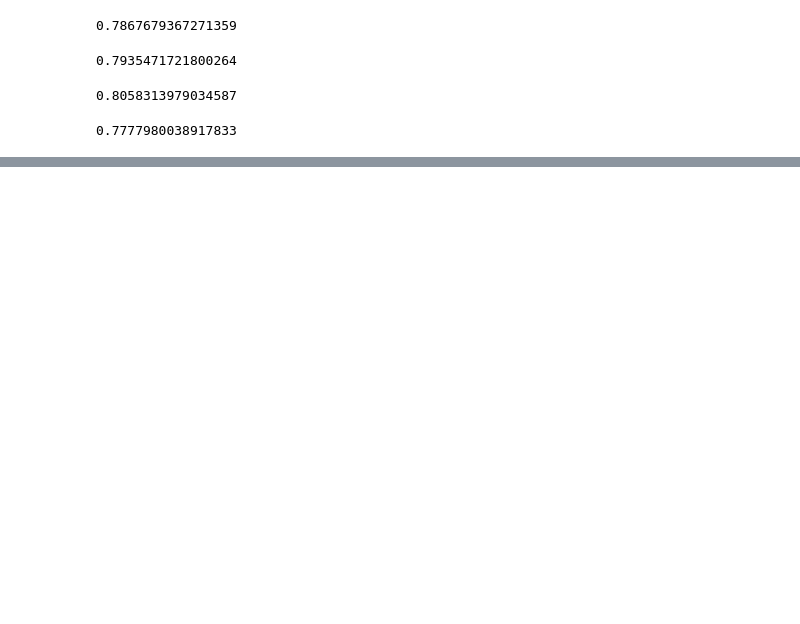
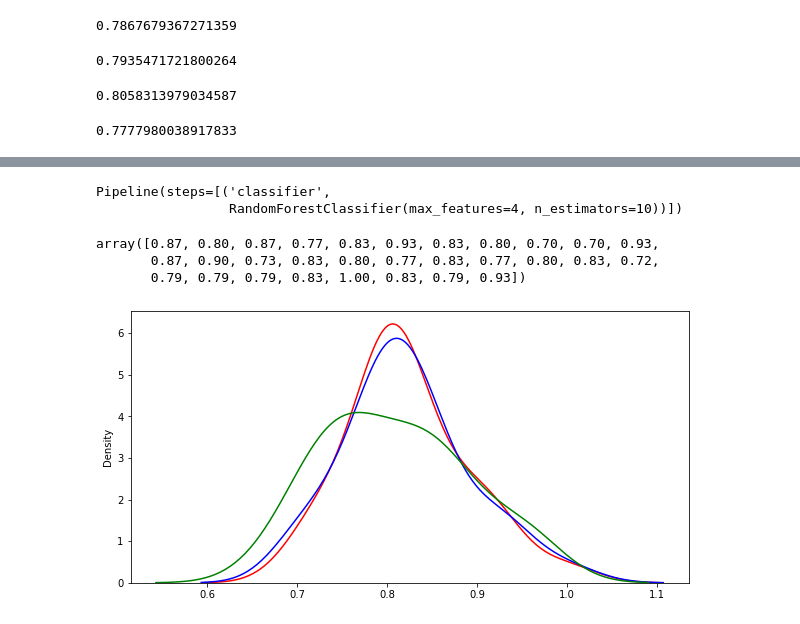
Before and after one commit to Justdek-code/data-science, a Jupyter notebook: titanic_practice/titanic_survived_classification.ipynb, the cells around one changed output, grey strips where cells are left out. Cells and saved outputs as stored; diff of their text form; code cells hidden in the pictures; blank space fills up the shorter version.

Commit message:
A/B testing using kdeplot and t-test

```diff
--- a/titanic_practice/titanic_survived_classification.ipynb
+++ b/titanic_practice/titanic_survived_classification.ipynb
@@ -1060,0 +1017,2 @@ sns.histplot(B_group_scores, bins=10, color='blue', alpha=0.3)
+# %%
+group_C = full_pipeline_Ctesting.fit_transform(X_train)
@@ -1060,0 +1051,24 @@ sns.histplot(B_group_scores, bins=10, color='blue', alpha=0.3)
+# %%
+group_B_results.best_estimator_
+# %% [output]
+Pipeline(steps=[('classifier',
+                 RandomForestClassifier(max_features=4, n_estimators=10))])
+# %%
+B_group_scores = cross_val_score(group_B_results.best_estimator_, group_B, y_train, scoring='accuracy', cv=30)
+# %%
+B_group_scores
+# %% [output]
+array([0.87, 0.80, 0.87, 0.77, 0.83, 0.93, 0.83, 0.80, 0.70, 0.70, 0.93,
+       0.87, 0.90, 0.73, 0.83, 0.80, 0.77, 0.83, 0.77, 0.80, 0.83, 0.72,
+       0.79, 0.79, 0.79, 0.83, 1.00, 0.83, 0.79, 0.93])
+# %%
+group_C_results = grid_search.fit(group_C, y_train)
+# %%
+C_group_scores = cross_val_score(group_C_results.best_estimator_, group_C, y_train, scoring='accuracy', cv=30)
+# %%
+plt.figure(figsize=(10, 5))
+sns.kdeplot(A_group_scores);
+sns.kdeplot(B_group_scores, color='blue');
+sns.kdeplot(C_group_scores, color='green');
+# %% [output]
+[figure, added]
```
Also changed, not shown: parts of 49 cells of this notebook.
